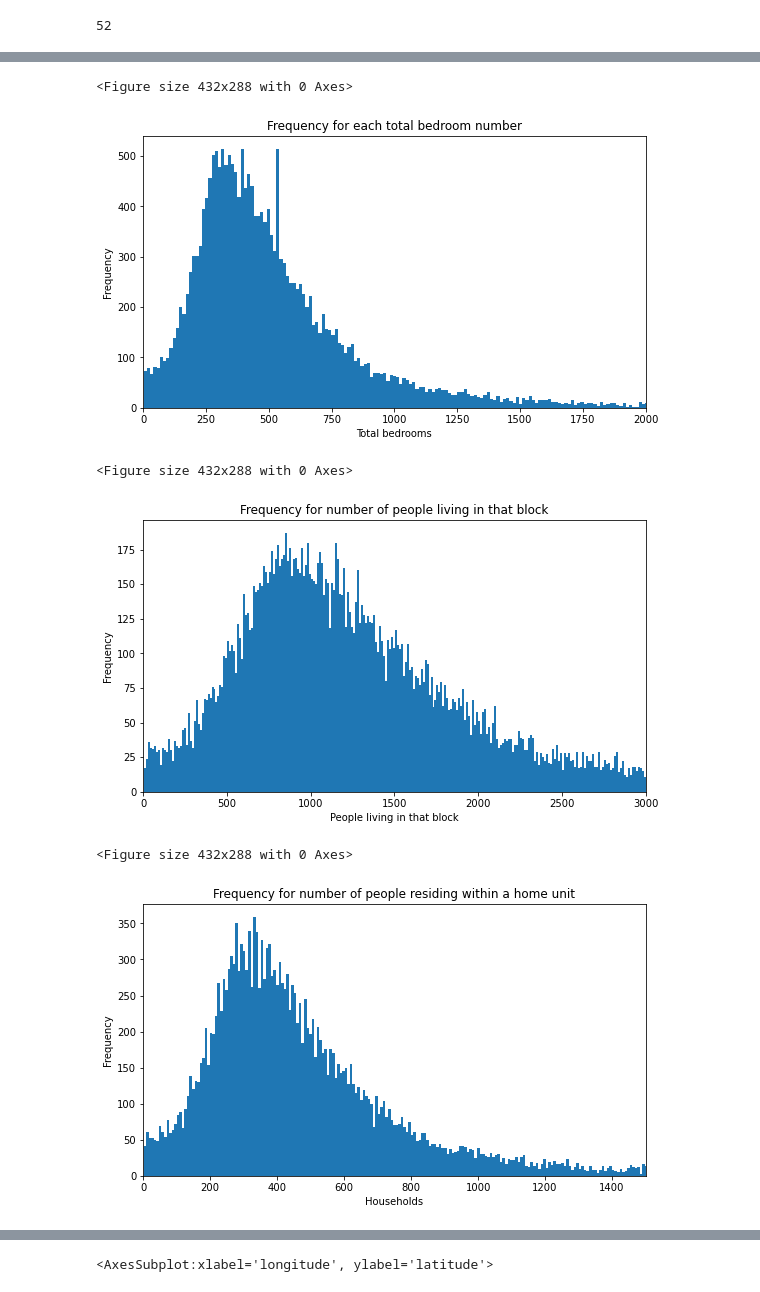
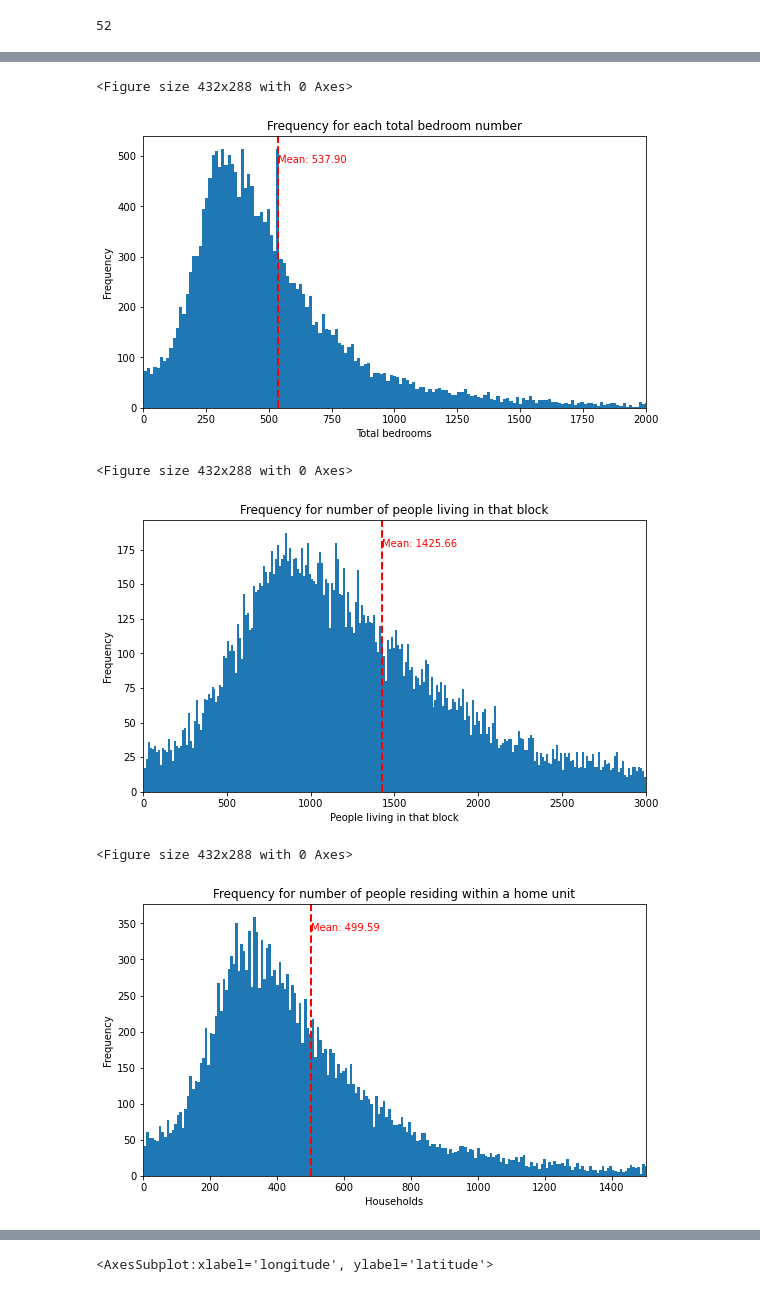
Before and after one commit to martinaviggiano/ml_project, a Jupyter notebook: Machine Learning Project.ipynb, the cells around one changed output, grey strips where cells are left out. Saved outputs shown, nothing was run; the diff lists cells and outputs as text; code cells hidden in the pictures.

```diff
--- a/Machine Learning Project.ipynb
+++ b/Machine Learning Project.ipynb
@@ -284,11 +282,14 @@ plt.title('Frequency for each total bedroom number')
 plt.xlabel("Total bedrooms")
 plt.ylabel("Frequency")
 #plt.grid(True)
+plt.axvline(corr_df.total_bedrooms.mean(), color='red', linestyle='dashed', linewidth=2)
+min_ylim, max_ylim = plt.ylim()
+plt.text(corr_df.total_bedrooms.mean(), max_ylim*0.9, 'Mean: {:.2f}'.format(corr_df.total_bedrooms.mean()), color='red')
 fig.savefig("images\Frequency for each total bedroom number.png")
 plt.show()
 # %% [output]
 <Figure size 432x288 with 0 Axes>
-[figure, old version]
+[figure, new version]
 # %%
 fig = plt.figure()
 plt.figure(figsize=(9,5))
@@ -298,25 +299,31 @@ plt.title('Frequency for number of people living in that block')
 plt.xlabel("People living in that block")
 plt.ylabel("Frequency")
 #plt.grid(True)
+plt.axvline(corr_df.population.mean(), color='red', linestyle='dashed', linewidth=2)
+min_ylim, max_ylim = plt.ylim()
+plt.text(corr_df.population.mean(), max_ylim*0.9, 'Mean: {:.2f}'.format(corr_df.population.mean()), color='red')
 fig.savefig("images\Frequency for population.png")
 plt.show()
 # %% [output]
 <Figure size 432x288 with 0 Axes>
-[figure, old version]
+[figure, new version]
 # %%
 fig = plt.figure()
 plt.figure(figsize=(9,5))
 plt.hist(corr_df.households.values, bins= 800)
 plt.xlim(0,1500)
 plt.title('Frequency for number of people residing within a home unit')
 plt.xlabel("Households")
 plt.ylabel("Frequency")
 #plt.grid(True)
+plt.axvline(corr_df.households.mean(), color='red', linestyle='dashed', linewidth=2)
+min_ylim, max_ylim = plt.ylim()
+plt.text(corr_df.households.mean(), max_ylim*0.9, 'Mean: {:.2f}'.format(corr_df.households.mean()), color='red')
 fig.savefig("images\Frequency for households.png")
 plt.show()
 # %% [output]
 <Figure size 432x288 with 0 Axes>
-[figure, old version]
+[figure, new version]
 # %%
 fig = plt.figure()
 plt.figure(figsize=(9,5))
```
Also changed, not shown: parts of 6 cells of this notebook.
